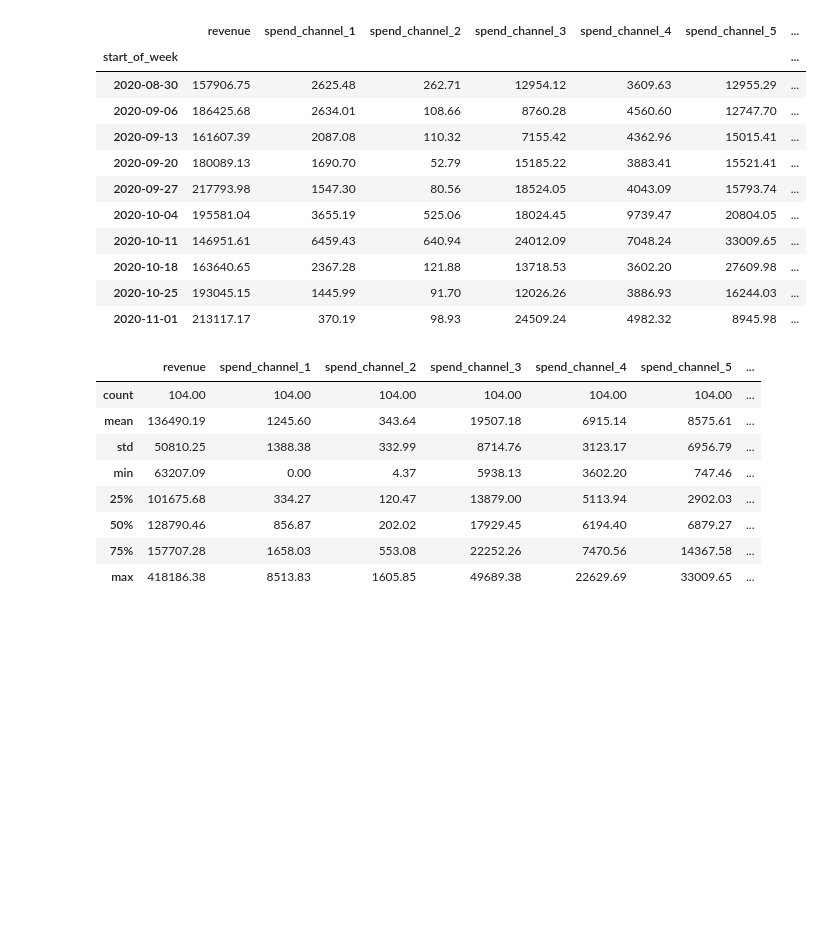
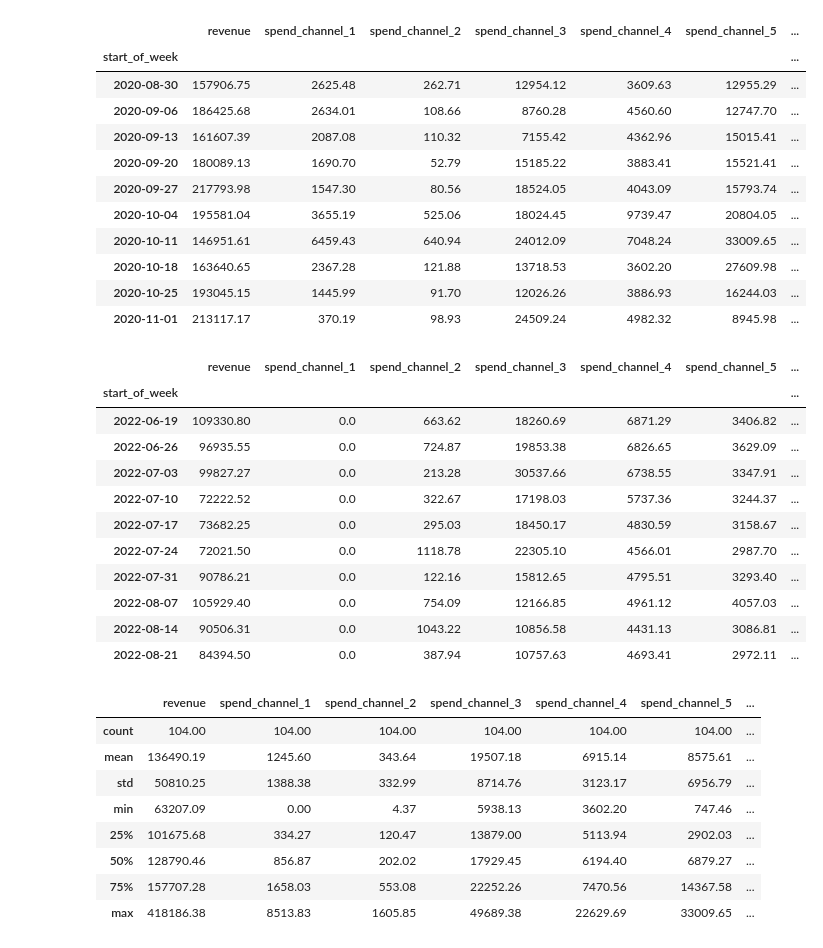
Before and after one commit to maciejcn/recruitment_challenge, a Jupyter notebook: DataScience_202209/bayes_mmm.ipynb, the cells around one changed output. Drawn from its saved outputs; the diff is of its cells as text; code cells hidden in the pictures; blank space fills up the shorter version.

```diff
--- a/DataScience_202209/bayes_mmm.ipynb
+++ b/DataScience_202209/bayes_mmm.ipynb
@@ -30,6 +30,21 @@ mmm_data.head(10)
 | 2020-10-18 | 163640.65 | 2367.28 | 121.88 | 13718.53 | 3602.20 | 27609.98 | ... |
 | 2020-10-25 | 193045.15 | 1445.99 | 91.70 | 12026.26 | 3886.93 | 16244.03 | ... |
 | 2020-11-01 | 213117.17 | 370.19 | 98.93 | 24509.24 | 4982.32 | 8945.98 | ... |
+# %%
+mmm_data.tail(10)
+# %% [output]
+|  | revenue | spend_channel_1 | spend_channel_2 | spend_channel_3 | spend_channel_4 | spend_channel_5 | ... |
+| start_of_week |  |  |  |  |  |  | ... |
+| 2022-06-19 | 109330.80 | 0.0 | 663.62 | 18260.69 | 6871.29 | 3406.82 | ... |
+| 2022-06-26 | 96935.55 | 0.0 | 724.87 | 19853.38 | 6826.65 | 3629.09 | ... |
+| 2022-07-03 | 99827.27 | 0.0 | 213.28 | 30537.66 | 6738.55 | 3347.91 | ... |
+| 2022-07-10 | 72222.52 | 0.0 | 322.67 | 17198.03 | 5737.36 | 3244.37 | ... |
+| 2022-07-17 | 73682.25 | 0.0 | 295.03 | 18450.17 | 4830.59 | 3158.67 | ... |
+| 2022-07-24 | 72021.50 | 0.0 | 1118.78 | 22305.10 | 4566.01 | 2987.70 | ... |
+| 2022-07-31 | 90786.21 | 0.0 | 122.16 | 15812.65 | 4795.51 | 3293.40 | ... |
+| 2022-08-07 | 105929.40 | 0.0 | 754.09 | 12166.85 | 4961.12 | 4057.03 | ... |
+| 2022-08-14 | 90506.31 | 0.0 | 1043.22 | 10856.58 | 4431.13 | 3086.81 | ... |
+| 2022-08-21 | 84394.50 | 0.0 | 387.94 | 10757.63 | 4693.41 | 2972.11 | ... |
 # %%
 mmm_data.describe().applymap(lambda x: f"{x:0.2f}")
 # %% [output]
```
Also changed, not shown: parts of 24 cells of this notebook, 1 other file.
